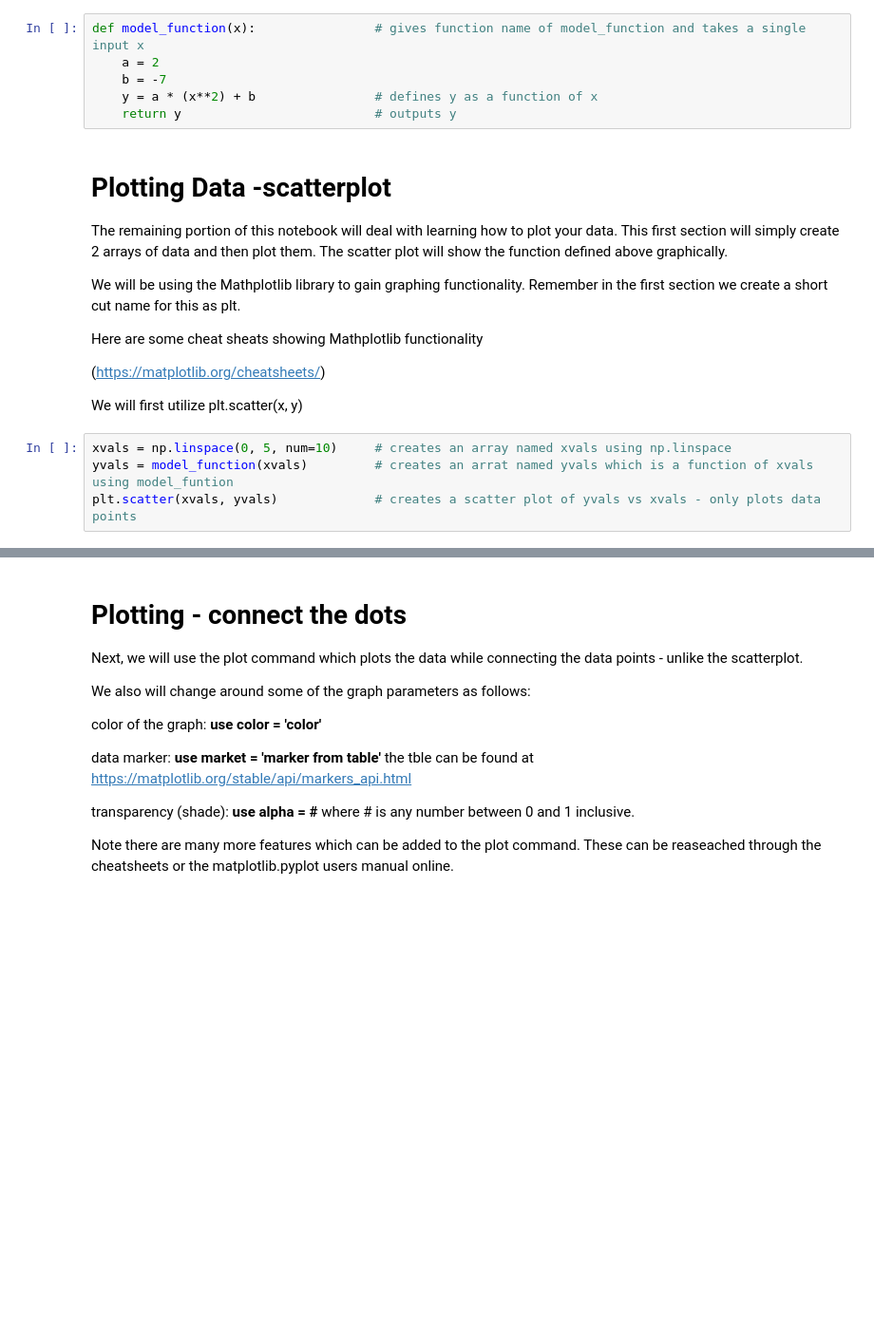
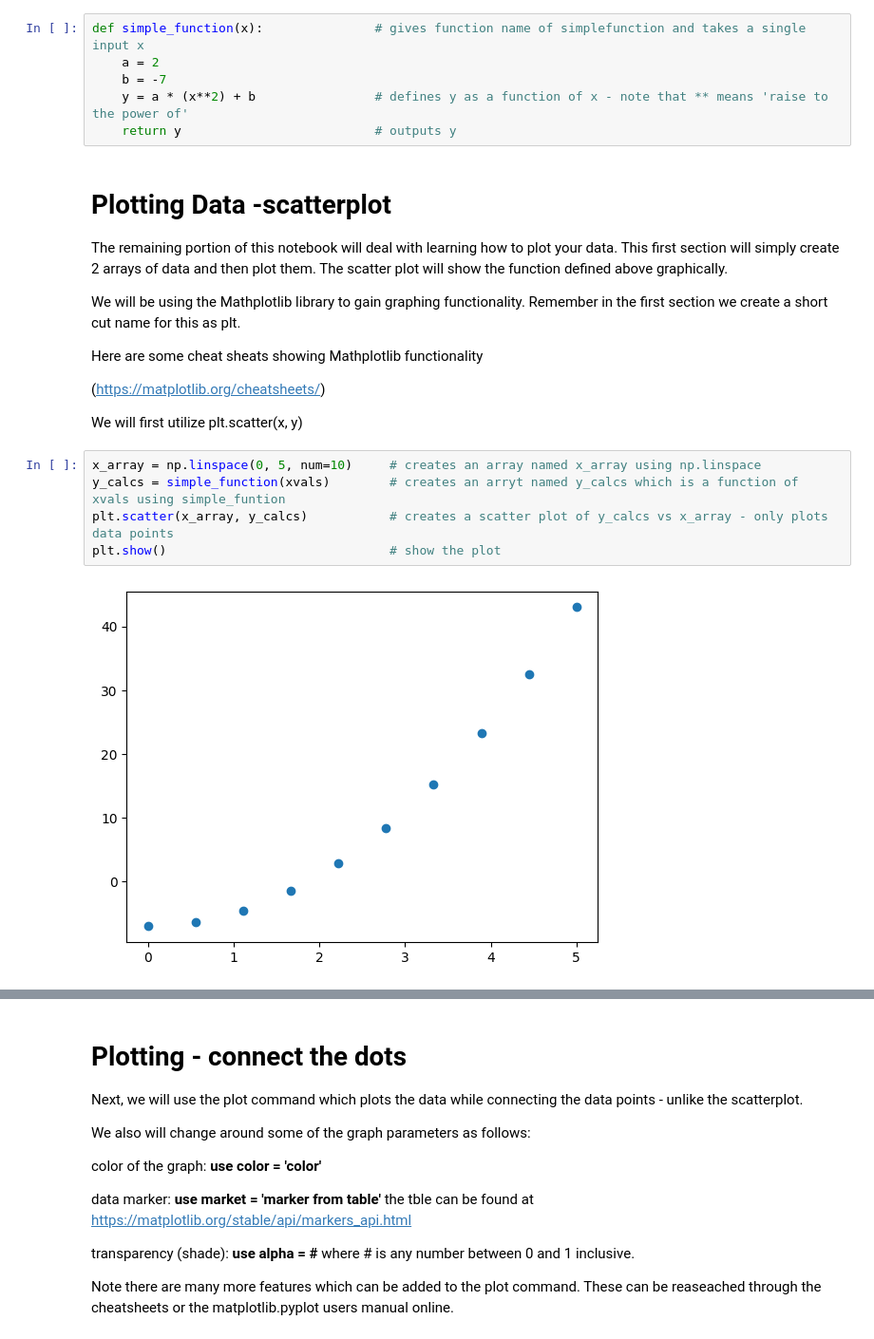
Before and after one commit to gary464/Physics-Files, a Jupyter notebook: Data_Visualization_Reference_and_Practice.ipynb, the cells around one changed output, grey strips where cells are left out. Shown at 95% size. Cells and saved outputs as stored; diff of their text form; blank space fills up the shorter version.

```diff
--- a/Data_Visualization_Reference_and_Practice.ipynb
+++ b/Data_Visualization_Reference_and_Practice.ipynb
@@ -39,10 +45,10 @@ Below is a quick reference:
 
 https://www.geeksforgeeks.org/python-def-keyword/
 # %%
-def model_function(x):                # gives function name of model_function and takes a single input x
+def simple_function(x):               # gives function name of simplefunction and takes a single input x
     a = 2
     b = -7
-    y = a * (x**2) + b                # defines y as a function of x
+    y = a * (x**2) + b                # defines y as a function of x - note that ** means 'raise to the power of'
     return y                          # outputs y
 # %% [markdown]
 # **Plotting Data -scatterplot**
@@ -57,6 +63,9 @@ Here are some cheat sheats showing Mathplotlib functionality
 
 We will first utilize plt.scatter(x, y)
 # %%
-xvals = np.linspace(0, 5, num=10)     # creates an array named xvals using np.linspace
-yvals = model_function(xvals)         # creates an arrat named yvals which is a function of xvals using model_funtion
-plt.scatter(xvals, yvals)             # creates a scatter plot of yvals vs xvals - only plots data points
+x_array = np.linspace(0, 5, num=10)     # creates an array named x_array using np.linspace
+y_calcs = simple_function(xvals)        # creates an arryt named y_calcs which is a function of xvals using simple_funtion
+plt.scatter(x_array, y_calcs)           # creates a scatter plot of y_calcs vs x_array - only plots data points
+plt.show()                              # show the plot
+# %% [output]
+[figure, added]
```
Also changed, not shown: parts of 17 cells of this notebook.
